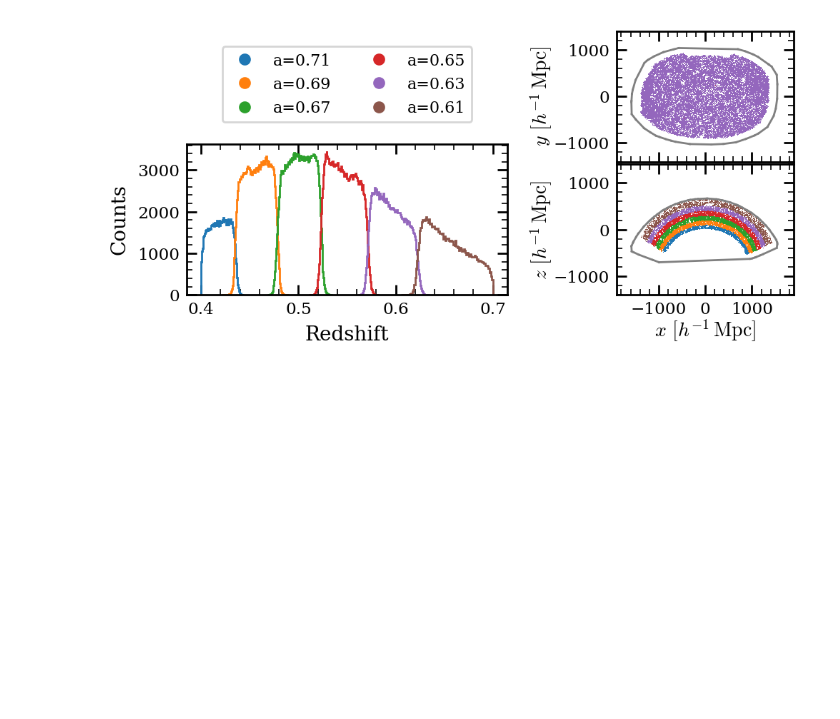
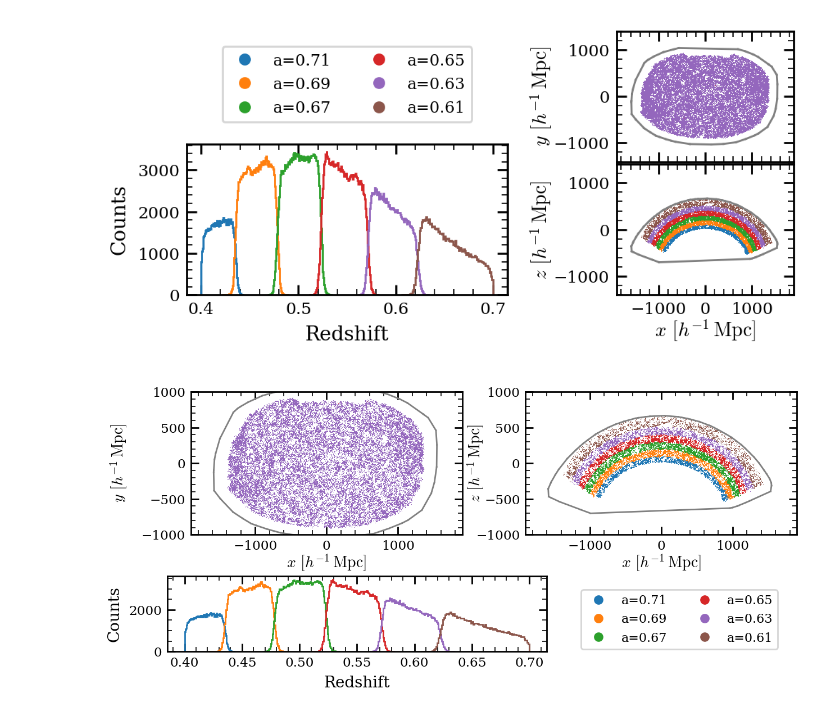
Before and after one commit to maho3/ltu-gobig, a Jupyter notebook: paper/framework/lightcone.ipynb, the cells around one changed output. Saved outputs shown, nothing was run; the diff lists cells and outputs as text; code cells hidden in the pictures; blank space fills up the shorter version.

Commit message:
Improve formatting of lightcone construction plot

```diff
--- a/paper/framework/lightcone.ipynb
+++ b/paper/framework/lightcone.ipynb
@@ -160,3 +160,86 @@ fig.savefig(os.path.join(imdir, 'lightcone_construction.pdf'),
 'created' timestamp seems very low; regarding as unix timestamp
 'modified' timestamp seems very low; regarding as unix timestamp
 [figure]
+# %%
+fig = plt.figure(figsize=(7.5, 3))
+gs = gridspec.GridSpec(2, 2, width_ratios=[1, 1], height_ratios=[1., 0.8], hspace=0.02, wspace=0.05)
+
+# Large left axis (spans both rows of first column)
+ax_bottom = fig.add_subplot(gs[1, :])  # ":" means span both rows
+
+# Two right stacked axes
+ax_top_left = fig.add_subplot(gs[0, 0])
+ax_top_right = fig.add_subplot(gs[0, 1])
+
+redshift = ncrdz[:, 2]
+all_a = [0.70688, 0.68677, 0.66666, 0.64655, 0.62644, 0.60633]
+
+def plot_convex_hull(xy, ax, **kwargs):
+    hull = ConvexHull(xy)
+    for simplex in hull.simplices:
+        ax.plot(xy[simplex, 0], xy[simplex, 1], **kwargs)
+
+
+axlim = [1900, 1400, 1000]
+
+for ax in [ax_top_right, ax_top_left]:
+    ax.set_aspect('equal')
+
+ax_top_left.sharex(ax_top_right)
+ax_top_left.sharey(ax_top_right)
+
+dz = (0.58, 0.6)
+ddec = 33, 35
+
+# plot redshift distribution
+bins = np.linspace(redshift.min(), redshift.max(), 500)
+ax = ax_bottom
+for i, a in enumerate(all_a):
+    m = ncgalsnap == i
+    ax.hist(redshift[m], bins=100, histtype='step', label=f'a={a:.2f}', lw=1.)
+ax.set_xlabel('Redshift')
+ax.set_ylabel('Counts')
+
+ms = 3.
+alpha = 1.
+
+# plot face-on
+ax = ax_top_left
+for i, a in enumerate(all_a):
+    m = (ncrdz[:, 2] > dz[0]) & (ncrdz[:, 2] < dz[1]) & (ncgalsnap == i)
+    ax.plot(ncxyz[m, 0], ncxyz[m, 1], ',',  rasterized=True, alpha=alpha, ms=ms)
+plot_convex_hull(ncxyz[:, :2], ax, c='gray', lw=1, ls='-')
+ax.set_xlim(-axlim[0], axlim[0])
+ax.set_ylim(-axlim[1], axlim[1])
+ax.set_xlabel(r'$x$ $[h^{-1} \, \mathrm{Mpc}]$', labelpad=0)
+ax.set_ylabel(r'$y$ $[h^{-1} \, \mathrm{Mpc}]$', labelpad=0)
+ax.set_aspect('equal')
+
+# plot edge-on
+ax = ax_top_right
+for i, a in enumerate(all_a):
+    m = (ncrdz[:, 1] > ddec[0]) & (ncrdz[:, 1] < ddec[1]) & (ncgalsnap == i)
+    ax.plot(ncxyz[m, 0], ncxyz[m, 2], ',',  rasterized=True, alpha=alpha, ms=ms)
+plot_convex_hull(ncxyz[:, [0, 2]], ax, c='gray', lw=1, ls='-')
+ax.set_ylim(-axlim[2], axlim[2])
+ax.set_xlabel(r'$x$ $[h^{-1} \, \mathrm{Mpc}]$', labelpad=0)
+ax.set_ylabel(r'$z$ $[h^{-1} \, \mathrm{Mpc}]$', labelpad=-6)
+ax.set_aspect('equal')
+
+custom_lines = [mpl.lines.Line2D([0], [0], marker='.', lw=0, color=f'C{i}', ms=10, label=f'a={a:.2f}') for i, a in enumerate(all_a)]
+custom_labels = [f'a={a:.2f}' for a in all_a]
+ax_bottom.legend(custom_lines, custom_labels, loc='upper center',
+              fontsize=8, ncol=len(labels)//3, bbox_to_anchor=(1.35, 0.9),
+              frameon=True, fancybox=True,)
+
+pos0 = ax_bottom.get_position()
+pos1 = ax_top_left.get_position()
+pos2 = ax_top_right.get_position()
+ax_bottom.set_position([pos0.x0, pos0.y0, pos0.x1 * 0.5, pos0.y1 * 0.5])
+
+fig.align_labels()
+
+fig.savefig(os.path.join(imdir, 'lightcone_construction.pdf'),
+            dpi=400, bbox_inches='tight')
+# %% [output]
+[figure, added]
```
